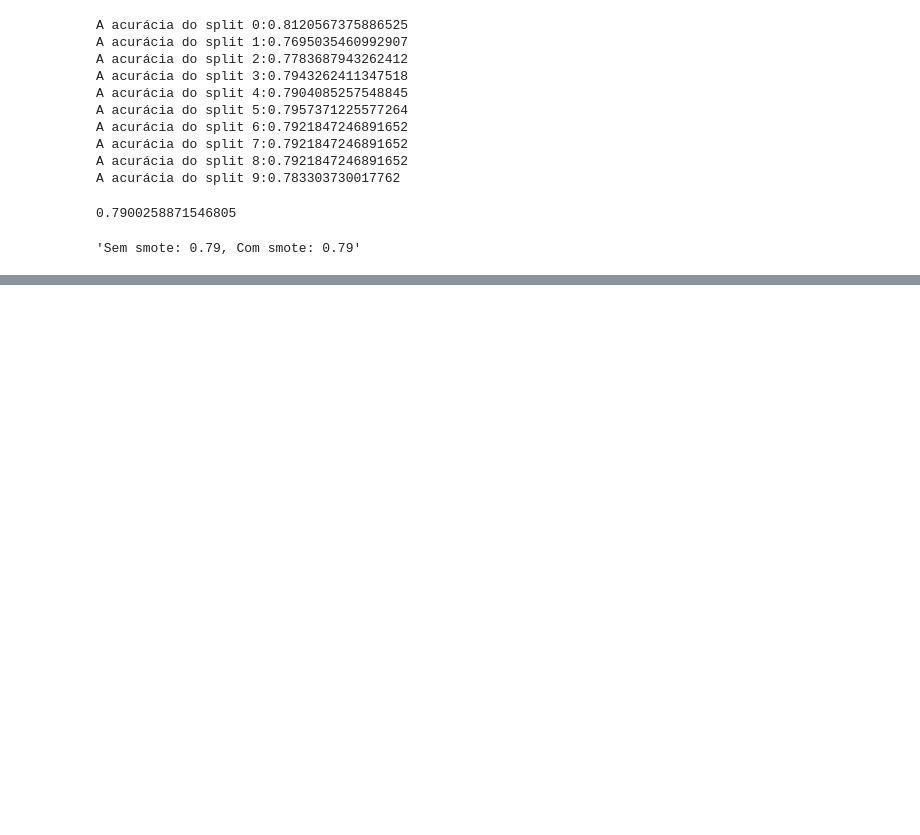
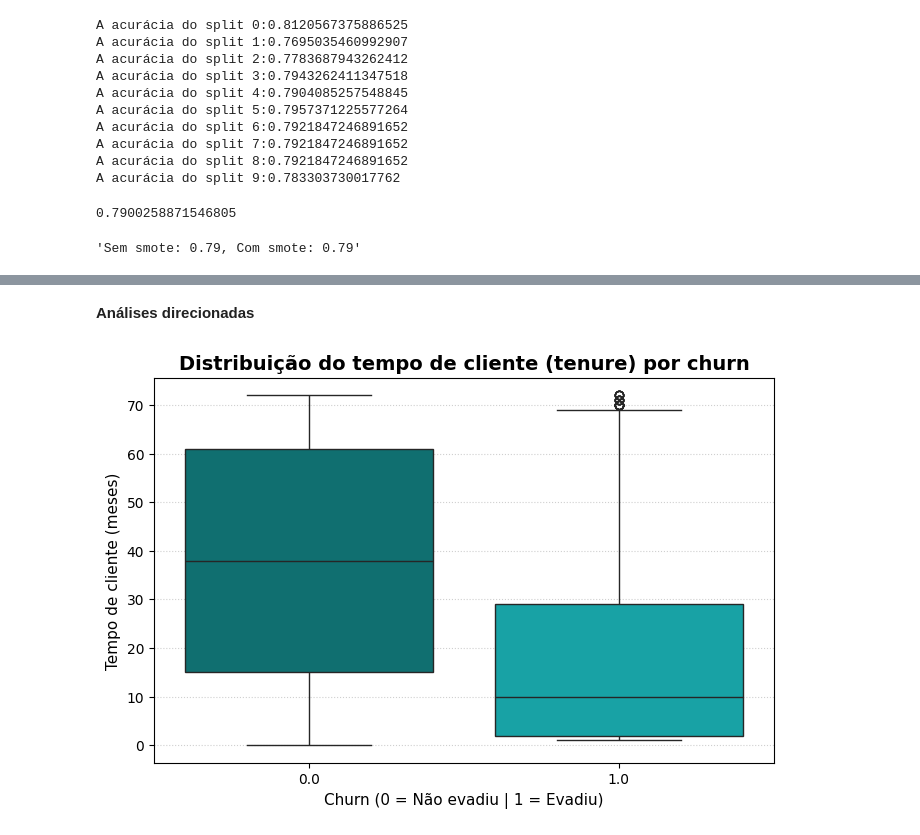
Before and after one commit to paulahruizpro-ux/telecom-x-ii, a Jupyter notebook: Telecom_X_2.ipynb, the cells around one changed output, grey strips where cells are left out. Saved outputs shown, nothing was run; the diff lists cells and outputs as text; code cells hidden in the pictures; blank space fills up the shorter version.

```diff
--- a/Telecom_X_2.ipynb
+++ b/Telecom_X_2.ipynb
@@ -376,0 +490,22 @@ X_treino_balanceado, y_treino_balanceado = sm.fit_resample(X_treino, y_treino)
+# %% [markdown]
+**Análises direcionadas**
+# %%
+plt.figure(figsize=(8,5))
+
+sns.boxplot(
+    x='onehotencoder__churn_Yes',
+    y='remainder__customer_tenure',
+    data = dados_encoded,
+    hue='onehotencoder__churn_Yes',
+    palette=['#007e80', '#00b9bd'],
+    legend=False
+)
+
+plt.title('Distribuição do tempo de cliente (tenure) por churn', fontsize=14, weight='bold')
+plt.xlabel('Churn (0 = Não evadiu | 1 = Evadiu)', fontsize=11)
+plt.ylabel('Tempo de cliente (meses)', fontsize=11)
+
+plt.grid(axis='y', linestyle=':', alpha=0.6)
+plt.show()
+# %% [output]
+[figure, added]
```
Also changed, not shown: parts of 15 cells of this notebook.
